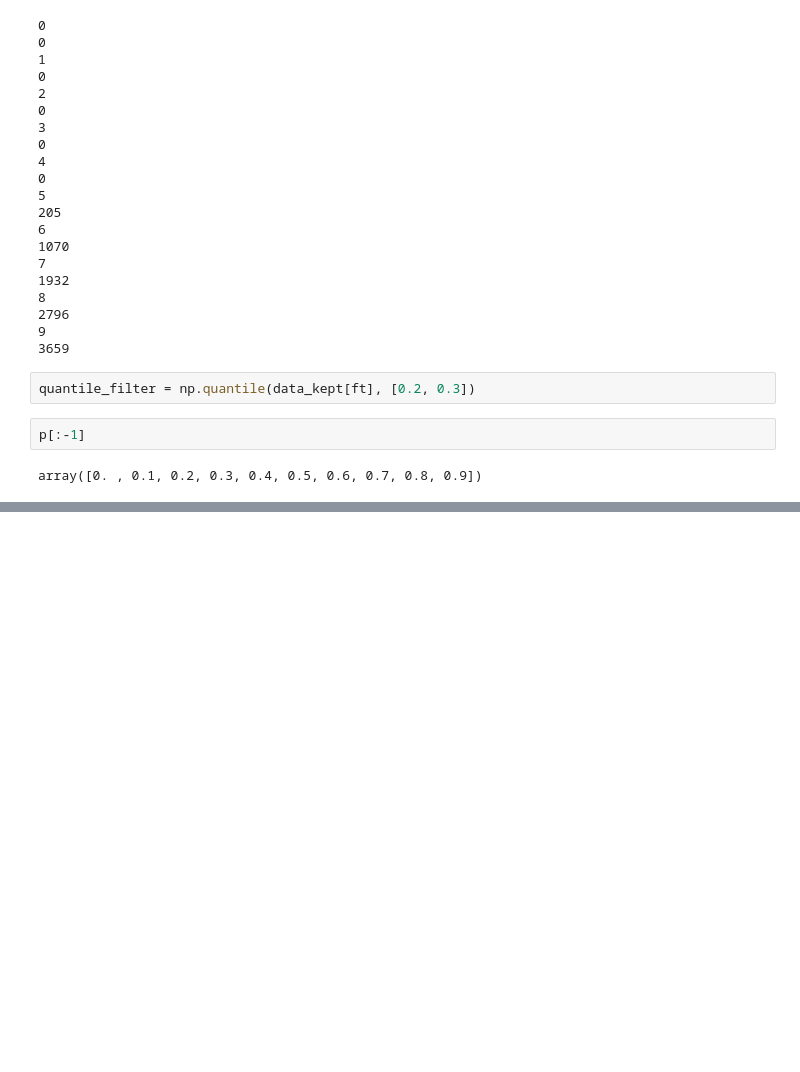
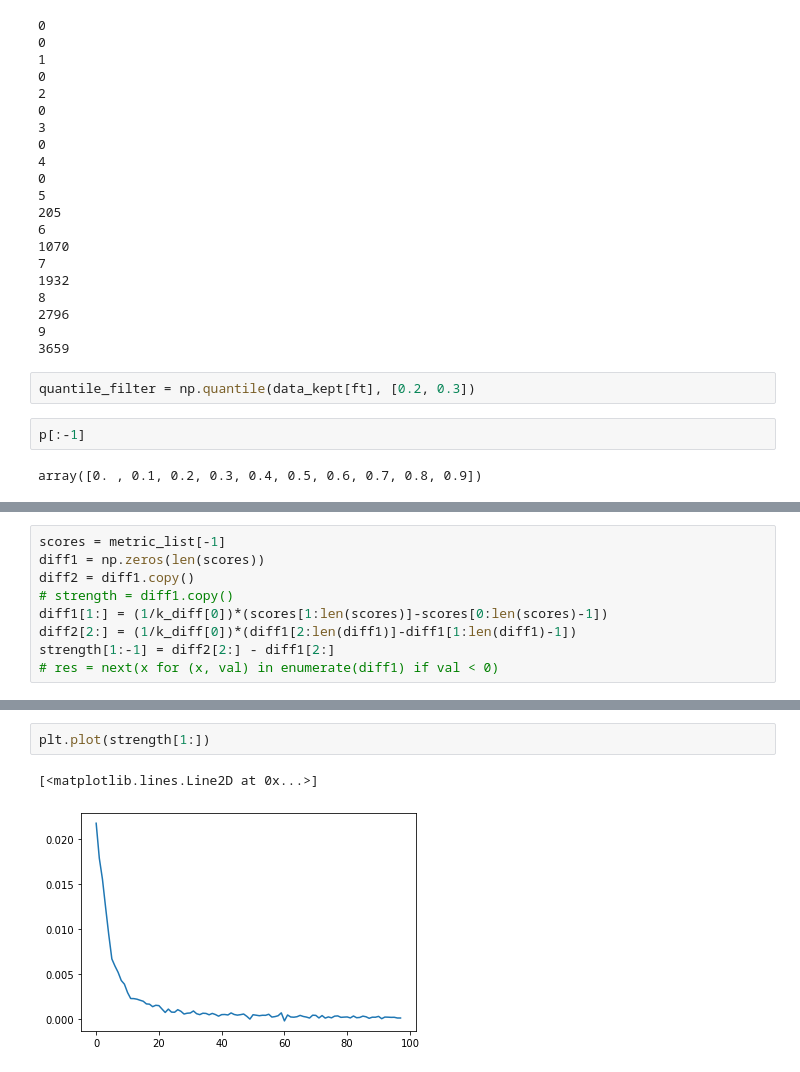
Before and after one commit to Addieduncan/customer-segmentation-project, a Jupyter notebook: inspect_data.ipynb, the cells around one changed output, grey strips where cells are left out. Saved outputs shown, nothing was run; the diff lists cells and outputs as text; blank space fills up the shorter version.

```diff
--- a/inspect_data.ipynb
+++ b/inspect_data.ipynb
@@ -624,0 +571,9 @@ np.quantile(data_kept['MINIMUM_PAYMENTS'],0)
+# %%
+scores = metric_list[-1]
+diff1 = np.zeros(len(scores))
+diff2 = diff1.copy()
+# strength = diff1.copy()
+diff1[1:] = (1/k_diff[0])*(scores[1:len(scores)]-scores[0:len(scores)-1])
+diff2[2:] = (1/k_diff[0])*(diff1[2:len(diff1)]-diff1[1:len(diff1)-1])
+strength[1:-1] = diff2[2:] - diff1[2:]
+# res = next(x for (x, val) in enumerate(diff1) if val < 0)
@@ -624,0 +588,5 @@ np.quantile(data_kept['MINIMUM_PAYMENTS'],0)
+# %%
+plt.plot(strength[1:])
+# %% [output]
+[<matplotlib.lines.Line2D at 0x...>]
+[figure, added]
```
Also changed, not shown: parts of 31 cells of this notebook, 3 other files.
